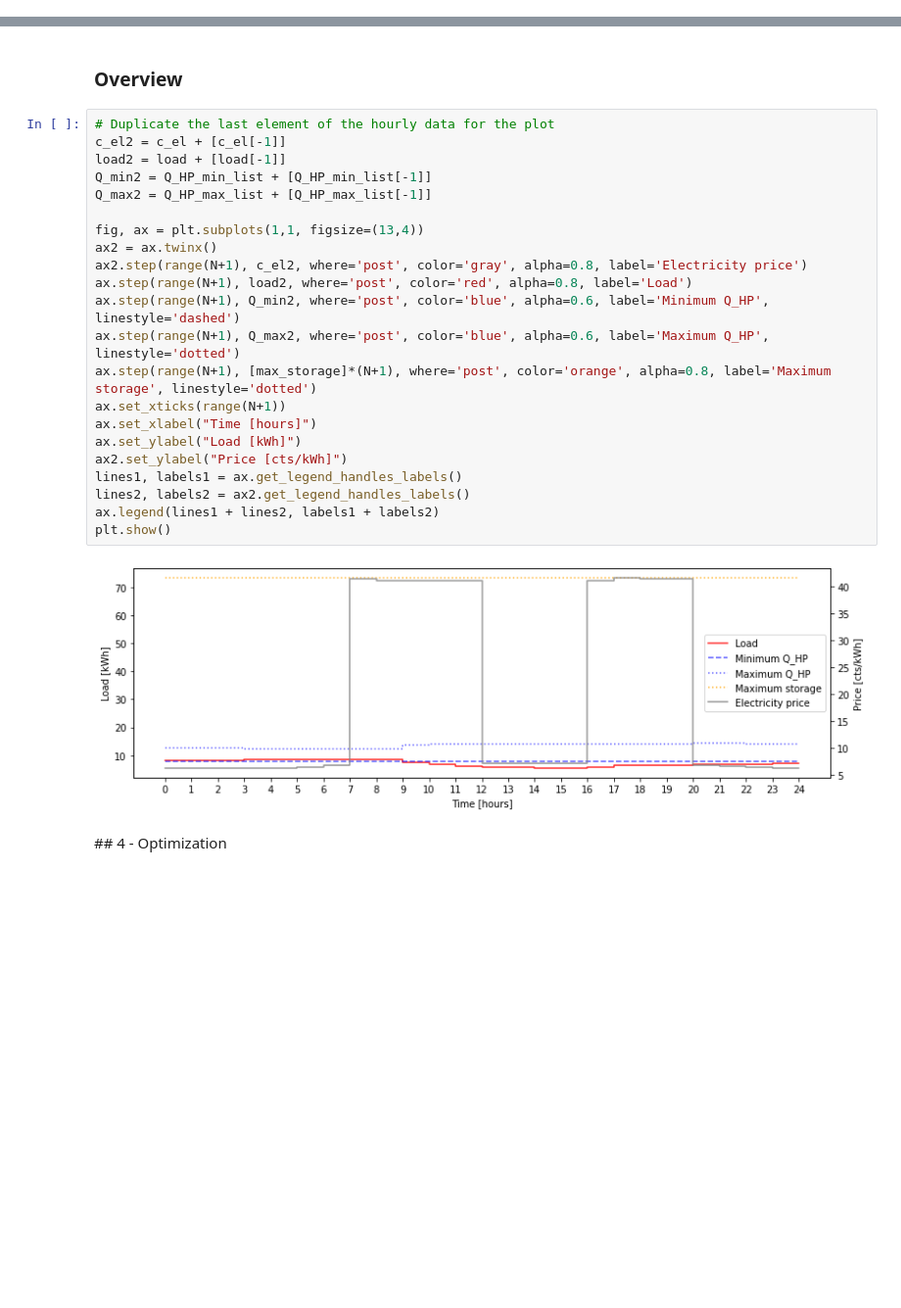
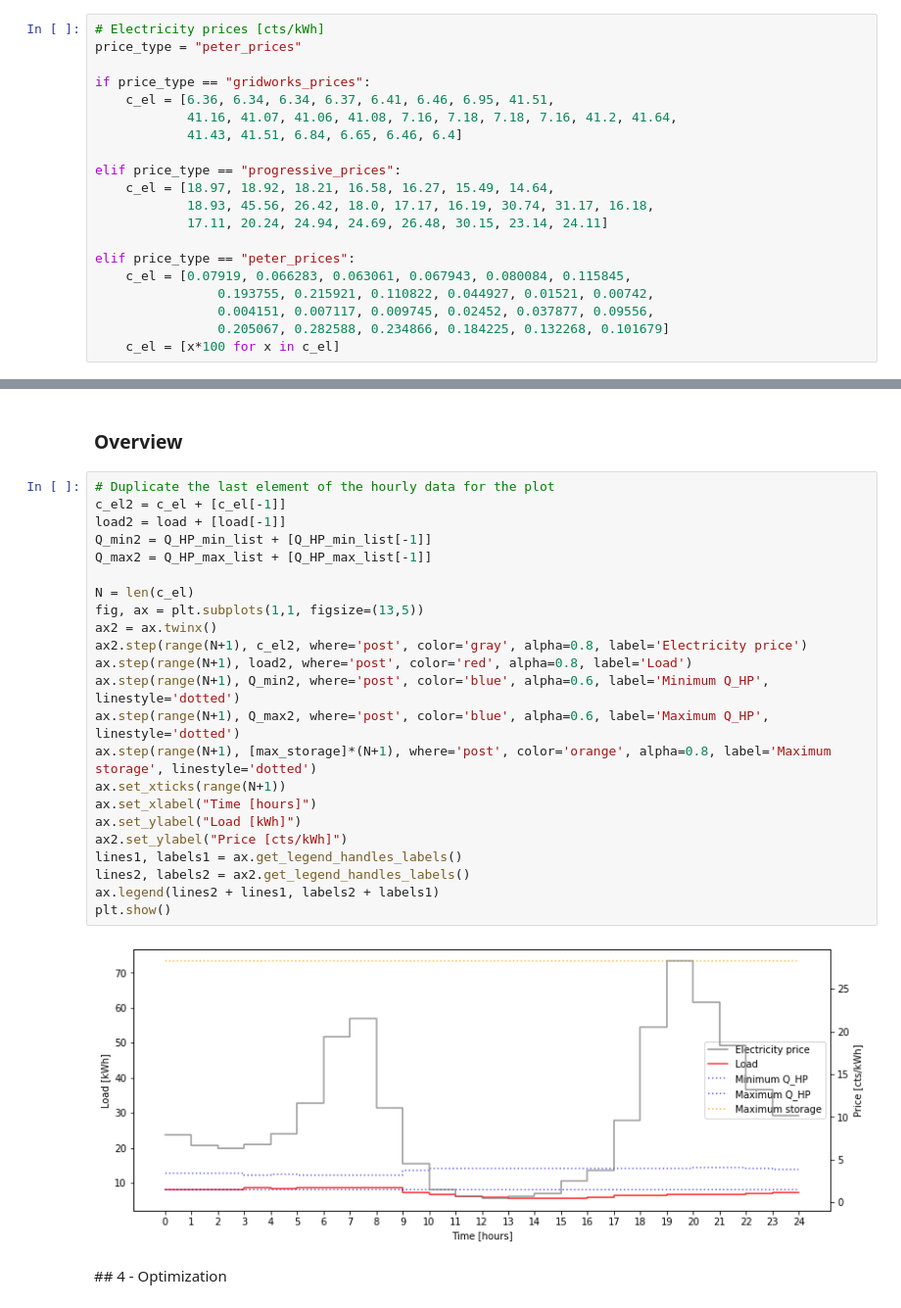
Before and after one commit to thdfw/master_thesis, a Jupyter notebook: gridworks/optimal_sequencer.ipynb, the cells around one changed output, grey strips where cells are left out. Shown at 98% size. Cells and saved outputs as stored; diff of their text form; blank space fills up the shorter version.

```diff
--- a/gridworks/optimal_sequencer.ipynb
+++ b/gridworks/optimal_sequencer.ipynb
@@ -63,4 +41,24 @@ T_OA = [-12.52, -12.28, -12.55, -14.18, -13.76, -13.96, -14.26, -14.13,
 # Load [kWh]
 load = [8.12, 8.07, 8.13, 8.57, 8.46, 8.51, 8.59, 8.55, 8.52, 7.4,
         6.69, 6.26, 5.87, 5.68, 5.52, 5.5, 5.92, 6.34, 6.49, 6.61, 6.74, 6.81, 6.94, 7.15]
+# %%
+# Electricity prices [cts/kWh]
+price_type = "peter_prices"
+
+if price_type == "gridworks_prices":
+    c_el = [6.36, 6.34, 6.34, 6.37, 6.41, 6.46, 6.95, 41.51,
+            41.16, 41.07, 41.06, 41.08, 7.16, 7.18, 7.18, 7.16, 41.2, 41.64,
+            41.43, 41.51, 6.84, 6.65, 6.46, 6.4]
+
+elif price_type == "progressive_prices":
+    c_el = [18.97, 18.92, 18.21, 16.58, 16.27, 15.49, 14.64,
+            18.93, 45.56, 26.42, 18.0, 17.17, 16.19, 30.74, 31.17, 16.18,
+            17.11, 20.24, 24.94, 24.69, 26.48, 30.15, 23.14, 24.11]
+
+elif price_type == "peter_prices":
+    c_el = [0.07919, 0.066283, 0.063061, 0.067943, 0.080084, 0.115845,
+                0.193755, 0.215921, 0.110822, 0.044927, 0.01521, 0.00742,
+                0.004151, 0.007117, 0.009745, 0.02452, 0.037877, 0.09556,
+                0.205067, 0.282588, 0.234866, 0.184225, 0.132268, 0.101679]
+    c_el = [x*100 for x in c_el]
 # %%
@@ -80,27 +73,28 @@ print(COP1_list)
 # %%
 # Duplicate the last element of the hourly data for the plot
 c_el2 = c_el + [c_el[-1]]
 load2 = load + [load[-1]]
 Q_min2 = Q_HP_min_list + [Q_HP_min_list[-1]]
 Q_max2 = Q_HP_max_list + [Q_HP_max_list[-1]]
 
-fig, ax = plt.subplots(1,1, figsize=(13,4))
+N = len(c_el)
+fig, ax = plt.subplots(1,1, figsize=(13,5))
 ax2 = ax.twinx()
 ax2.step(range(N+1), c_el2, where='post', color='gray', alpha=0.8, label='Electricity price')
 ax.step(range(N+1), load2, where='post', color='red', alpha=0.8, label='Load')
-ax.step(range(N+1), Q_min2, where='post', color='blue', alpha=0.6, label='Minimum Q_HP', linestyle='dashed')
+ax.step(range(N+1), Q_min2, where='post', color='blue', alpha=0.6, label='Minimum Q_HP', linestyle='dotted')
 ax.step(range(N+1), Q_max2, where='post', color='blue', alpha=0.6, label='Maximum Q_HP', linestyle='dotted')
 ax.step(range(N+1), [max_storage]*(N+1), where='post', color='orange', alpha=0.8, label='Maximum storage', linestyle='dotted')
 ax.set_xticks(range(N+1))
 ax.set_xlabel("Time [hours]")
 ax.set_ylabel("Load [kWh]")
 ax2.set_ylabel("Price [cts/kWh]")
 lines1, labels1 = ax.get_legend_handles_labels()
 lines2, labels2 = ax2.get_legend_handles_labels()
-ax.legend(lines1 + lines2, labels1 + labels2)
+ax.legend(lines2 + lines1, labels2 + labels1)
 plt.show()
 # %% [output]
-[figure, old version]
+[figure, new version]
 # %% [markdown]
 ## 4 - Optimization
 # %%
```
Also changed, not shown: parts of 11 cells of this notebook, 1 other file.
